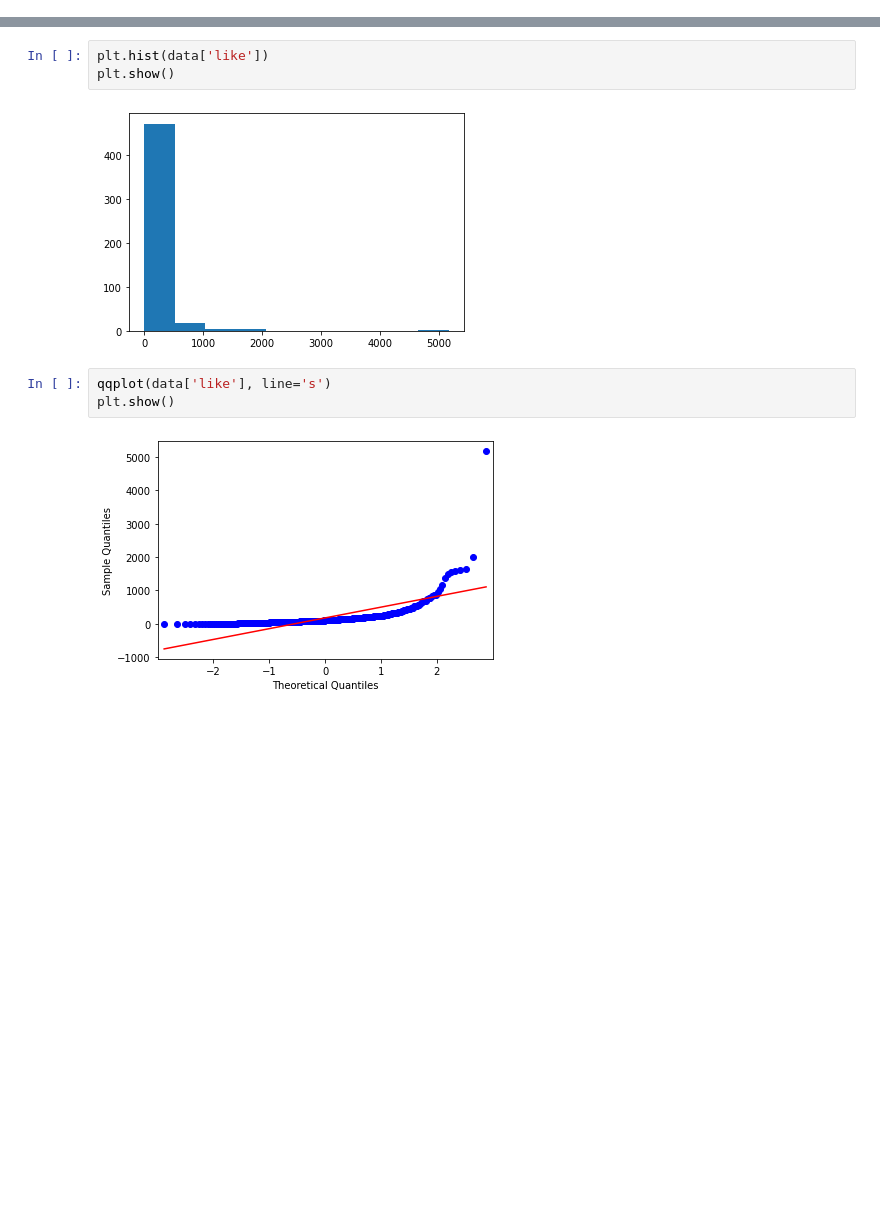
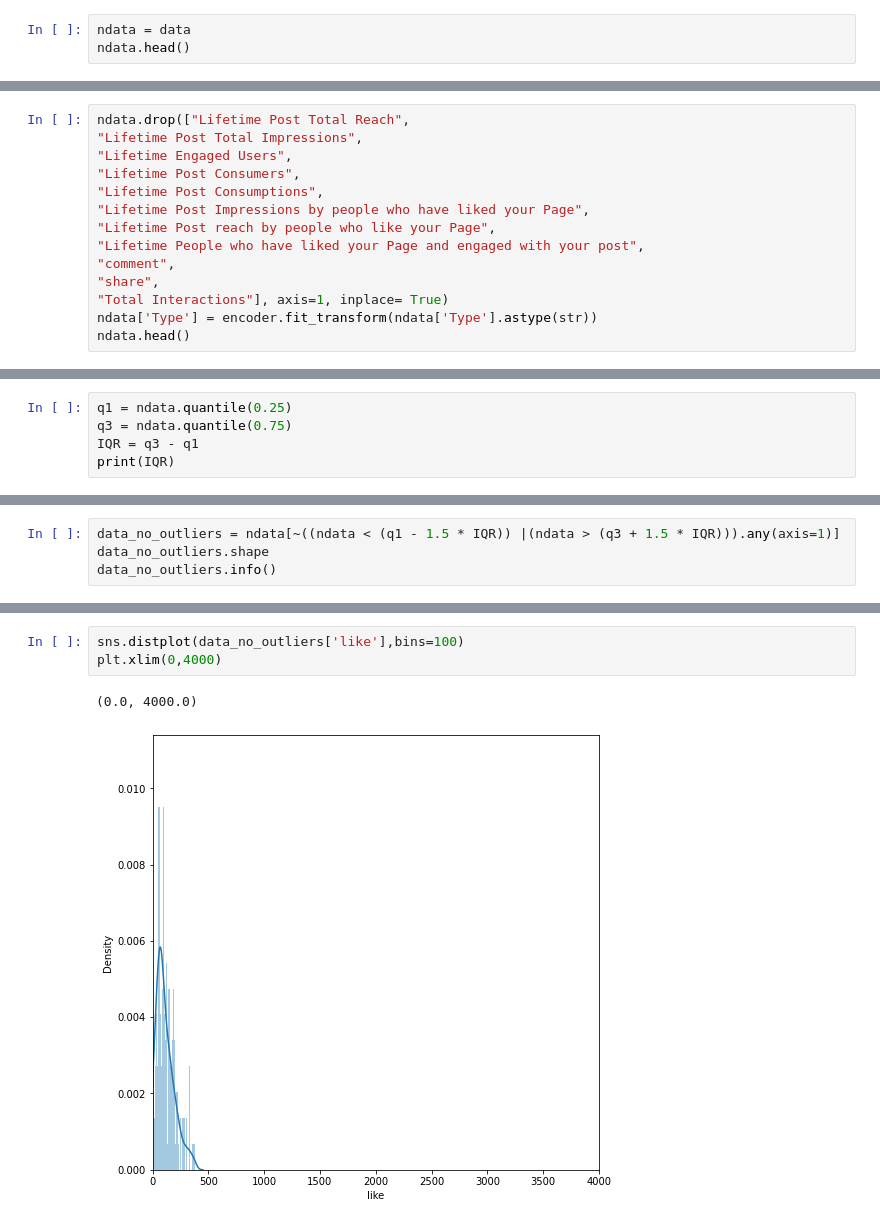
Before and after one commit to Bryan-Suelo/machine_learning, a Jupyter notebook: facebook_metrics/likes.ipynb, the cells around one changed output, grey strips where cells are left out. Saved outputs shown, nothing was run; the diff lists cells and outputs as text; blank space fills up the shorter version.

Commit message:
Likes file with no outliers and expecting to transform

```diff
--- a/facebook_metrics/likes.ipynb
+++ b/facebook_metrics/likes.ipynb
@@ -69,0 +82,3 @@ memory usage: 74.3+ KB
+# %%
+ndata = data
+ndata.head()
@@ -69,0 +92,14 @@ memory usage: 74.3+ KB
+# %%
+ndata.drop(["Lifetime Post Total Reach",
+"Lifetime Post Total Impressions",
+"Lifetime Engaged Users",
+"Lifetime Post Consumers",
+"Lifetime Post Consumptions",
+"Lifetime Post Impressions by people who have liked your Page",
+"Lifetime Post reach by people who like your Page",
+"Lifetime People who have liked your Page and engaged with your post",
+"comment",
+"share",
+"Total Interactions"], axis=1, inplace= True)
+ndata['Type'] = encoder.fit_transform(ndata['Type'].astype(str))
+ndata.head()
@@ -69,0 +150,5 @@ memory usage: 74.3+ KB
+# %%
+q1 = ndata.quantile(0.25)
+q3 = ndata.quantile(0.75)
+IQR = q3 - q1
+print(IQR)
@@ -69,0 +165,4 @@ memory usage: 74.3+ KB
+# %%
+data_no_outliers = ndata[~((ndata < (q1 - 1.5 * IQR)) |(ndata > (q3 + 1.5 * IQR))).any(axis=1)]
+data_no_outliers.shape
+data_no_outliers.info()
@@ -85,10 +247,6 @@ Sample does not look Gaussian (reject H0)
 # %%
-plt.hist(data['like'])
-plt.show()
+sns.distplot(data_no_outliers['like'],bins=100)
+plt.xlim(0,4000)
 # %% [output]
+(0.0, 4000.0)
-[figure, old version]
+[figure, new version]
-# %%
-qqplot(data['like'], line='s')
-plt.show()
-# %% [output]
-[figure, removed]
```
Also changed, not shown: parts of 29 cells of this notebook, 1 other file.
